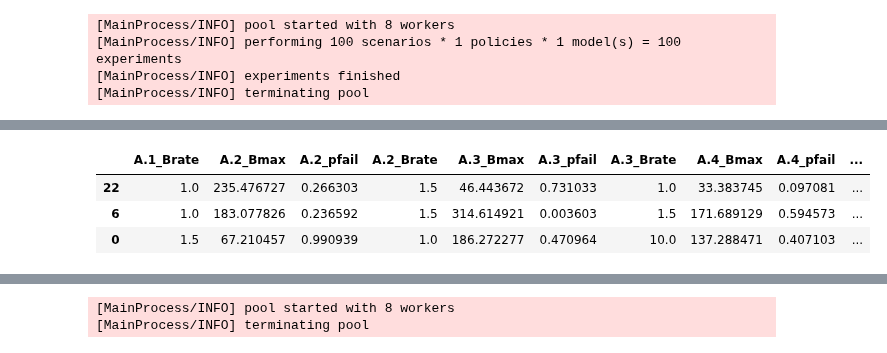
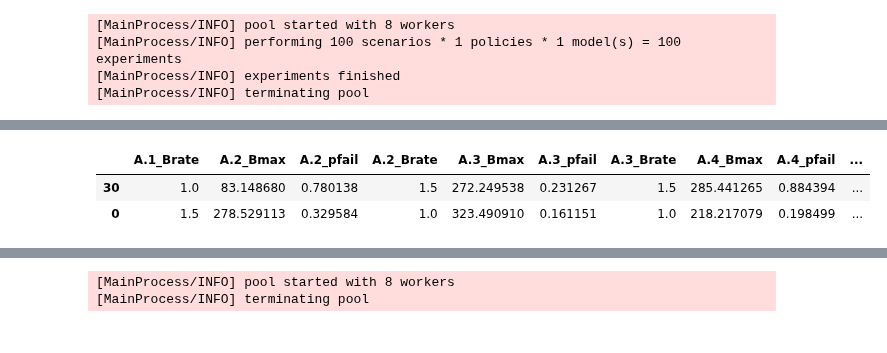
Before and after one commit to DvdhEPA/EMAworkbench, a Jupyter notebook: final assignment/MORDM.ipynb, the cells around one changed output, grey strips where cells are left out. Drawn from its saved outputs; the diff is of its cells as text; code cells hidden in the pictures.

```diff
--- a/final assignment/MORDM.ipynb
+++ b/final assignment/MORDM.ipynb
@@ -164,25 +164,24 @@ dtype: int64
 # %%
 # also all we need are the uncertainty columns
 #worst case scenario
-selected = experiments.loc[[22, 6, 0], ['A.1_Brate',
+selected = experiments.loc[[30, 0], ['A.1_Brate',
 'A.2_Bmax',
 'A.2_pfail',
 'A.2_Brate',
 'A.3_Bmax',
 'A.3_pfail',
 'A.3_Brate',
 'A.4_Bmax',
 'A.4_pfail',
 'A.4_Brate',
 'A.5_Bmax',
 'A.5_pfail',
 'A.5_Brate']]
 selected
 # %% [output]
 |  | A.1_Brate | A.2_Bmax | A.2_pfail | A.2_Brate | A.3_Bmax | A.3_pfail | A.3_Brate | A.4_Bmax | A.4_pfail | ... |
-| 22 | 1.0 | 235.476727 | 0.266303 | 1.5 | 46.443672 | 0.731033 | 1.0 | 33.383745 | 0.097081 | ... |
-| 6 | 1.0 | 183.077826 | 0.236592 | 1.5 | 314.614921 | 0.003603 | 1.5 | 171.689129 | 0.594573 | ... |
-| 0 | 1.5 | 67.210457 | 0.990939 | 1.0 | 186.272277 | 0.470964 | 10.0 | 137.288471 | 0.407103 | ... |
+| 30 | 1.0 | 83.148680 | 0.780138 | 1.5 | 272.249538 | 0.231267 | 1.5 | 285.441265 | 0.884394 | ... |
+| 0 | 1.5 | 278.529113 | 0.329584 | 1.0 | 323.490910 | 0.161151 | 1.0 | 218.217079 | 0.198499 | ... |
 # %%
 #toevoegen aan lijst van scenarios
 from ema_workbench import Scenario
```
Also changed, not shown: parts of 7 cells of this notebook.
